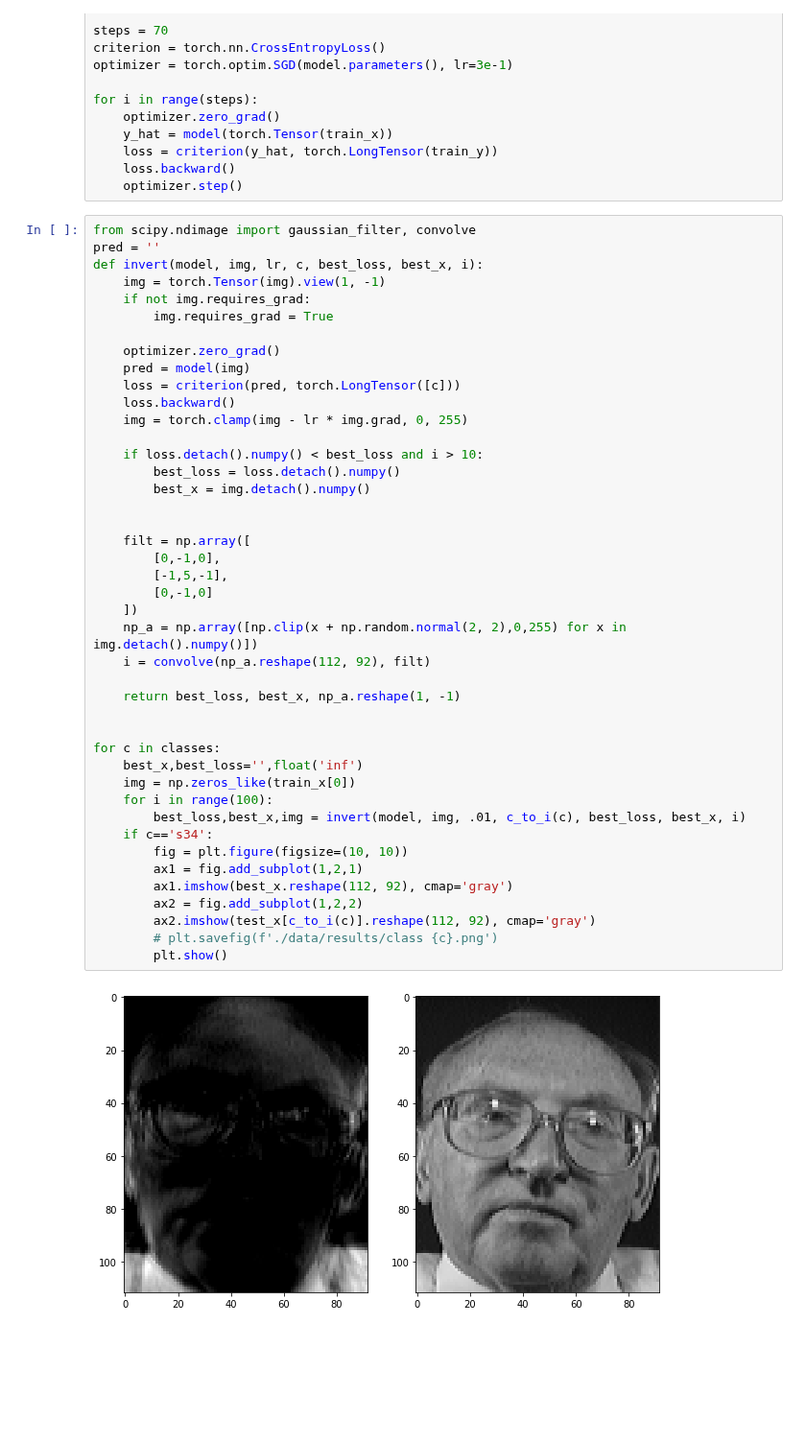
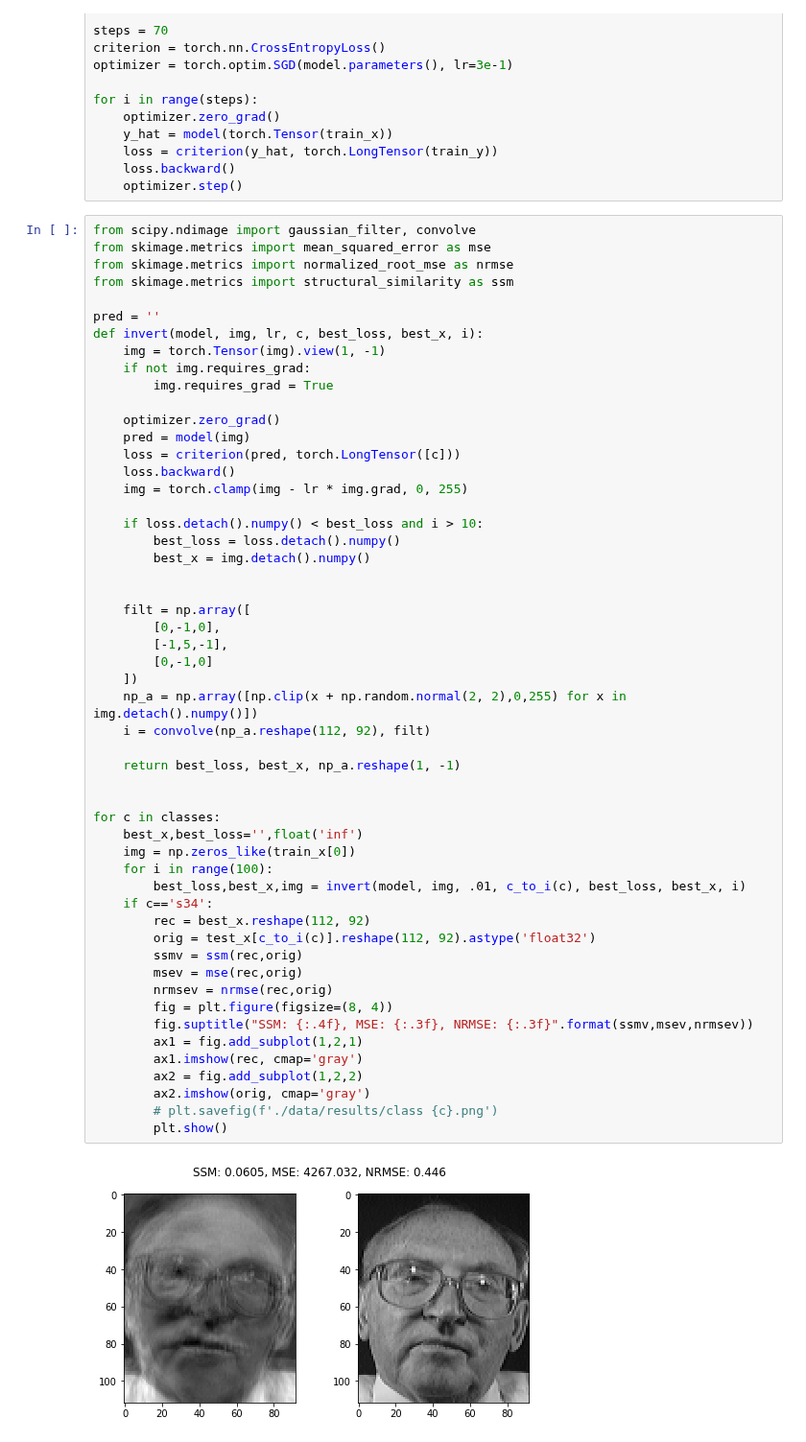
Before and after one commit to omgwenxx/machine_learning, a Jupyter notebook: assignment3/app/inversion.ipynb, the cells around one changed output. Shown at 96% size. Cells and saved outputs as stored; diff of their text form; blank space fills up the shorter version.

```diff
--- a/assignment3/app/inversion.ipynb
+++ b/assignment3/app/inversion.ipynb
@@ -76,6 +76,10 @@ for i in range(steps):
     optimizer.step()
 # %%
 from scipy.ndimage import gaussian_filter, convolve
+from skimage.metrics import mean_squared_error as mse
+from skimage.metrics import normalized_root_mse as nrmse
+from skimage.metrics import structural_similarity as ssm
+
 pred = ''
 def invert(model, img, lr, c, best_loss, best_x, i):
     img = torch.Tensor(img).view(1, -1)
@@ -88,34 +92,40 @@ def invert(model, img, lr, c, best_loss, best_x, i):
     loss.backward()
     img = torch.clamp(img - lr * img.grad, 0, 255)
 
     if loss.detach().numpy() < best_loss and i > 10:
         best_loss = loss.detach().numpy()
         best_x = img.detach().numpy()
 
 
     filt = np.array([
         [0,-1,0],
         [-1,5,-1],
         [0,-1,0]
     ])
     np_a = np.array([np.clip(x + np.random.normal(2, 2),0,255) for x in img.detach().numpy()])
     i = convolve(np_a.reshape(112, 92), filt)
 
     return best_loss, best_x, np_a.reshape(1, -1)
 
 
 for c in classes:
     best_x,best_loss='',float('inf')
     img = np.zeros_like(train_x[0])
     for i in range(100):
         best_loss,best_x,img = invert(model, img, .01, c_to_i(c), best_loss, best_x, i)
     if c=='s34':
-        fig = plt.figure(figsize=(10, 10))
+        rec = best_x.reshape(112, 92)
+        orig = test_x[c_to_i(c)].reshape(112, 92).astype('float32')
+        ssmv = ssm(rec,orig)
+        msev = mse(rec,orig)
+        nrmsev = nrmse(rec,orig)
+        fig = plt.figure(figsize=(8, 4))
+        fig.suptitle("SSM: {:.4f}, MSE: {:.3f}, NRMSE: {:.3f}".format(ssmv,msev,nrmsev))
         ax1 = fig.add_subplot(1,2,1)
-        ax1.imshow(best_x.reshape(112, 92), cmap='gray')
+        ax1.imshow(rec, cmap='gray')
         ax2 = fig.add_subplot(1,2,2)
-        ax2.imshow(test_x[c_to_i(c)].reshape(112, 92), cmap='gray')
+        ax2.imshow(orig, cmap='gray')
         # plt.savefig(f'./data/results/class {c}.png')
         plt.show()
 # %% [output]
-[figure, old version]
+[figure, new version]
```
Also changed, not shown: parts of 1 cell of this notebook, 1 other file.
